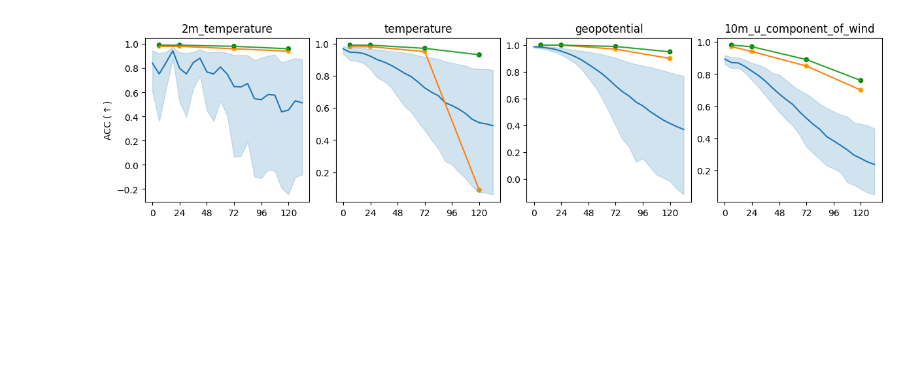
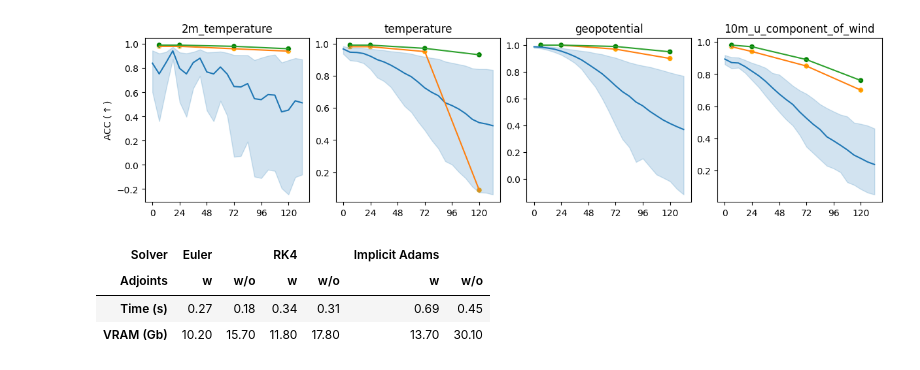
Before and after one commit to dataymeric/ClimODE, a Jupyter notebook: visualization/viz_notebook.ipynb, the cells around one changed output. Cells and saved outputs as stored; diff of their text form; code cells hidden in the pictures; blank space fills up the shorter version.

Commit message:
Update solver comparison with colored results

```diff
--- a/visualization/viz_notebook.ipynb
+++ b/visualization/viz_notebook.ipynb
@@ -255,3 +255,40 @@ for col, ax in enumerate(axs):
 plt.savefig("./figs/acc.pdf", bbox_inches="tight", dpi=600)
 # %% [output]
 [figure]
+# %%
+import numpy as np
+import pandas as pd
+
+# Data array
+data = np.array([
+    [0.27, 0.18, 0.34, 0.31, 0.69, 0.45],  # Time (s)
+    [10.2, 15.7, 11.8, 17.8, 13.7, 30.1]   # VRAM (Gb)
+])
+
+# MultiIndex for columns (Solver and Adjoints)
+columns = pd.MultiIndex.from_product([["Euler", "RK4", "Implicit Adams"], ["w", "w/o"]],
+                                     names=["Solver", "Adjoints"])
+
+# Index for rows
+index = ["Time (s)", "VRAM (Gb)"]
+
+# Create the DataFrame
+df_multi_col = pd.DataFrame(data, index=index, columns=columns)
+# %%
+# Apply background gradient across the DataFrame correctly with MultiIndex columns
+styled_df_multi_col = df_multi_col.style.background_gradient(
+    cmap="Oranges", axis=1
+)  # Apply gradient across columns for each row
+(
+    styled_df_multi_col.format(subset="Euler", precision=2)
+    .format(subset="RK4", precision=2)
+    .format(subset="Implicit Adams", precision=2)
+    .format_index(escape="latex", axis=1)
+    .format_index(escape="latex", axis=0)
+)
+styled_df_multi_col
+# %% [output]
+| Solver | Euler |  | RK4 |  | Implicit Adams |  |
+| Adjoints | w | w/o | w | w/o | w | w/o |
+| Time (s) | 0.27 | 0.18 | 0.34 | 0.31 | 0.69 | 0.45 |
+| VRAM (Gb) | 10.20 | 15.70 | 11.80 | 17.80 | 13.70 | 30.10 |
```
Also changed, not shown: parts of 1 cell of this notebook, 2 other files.
